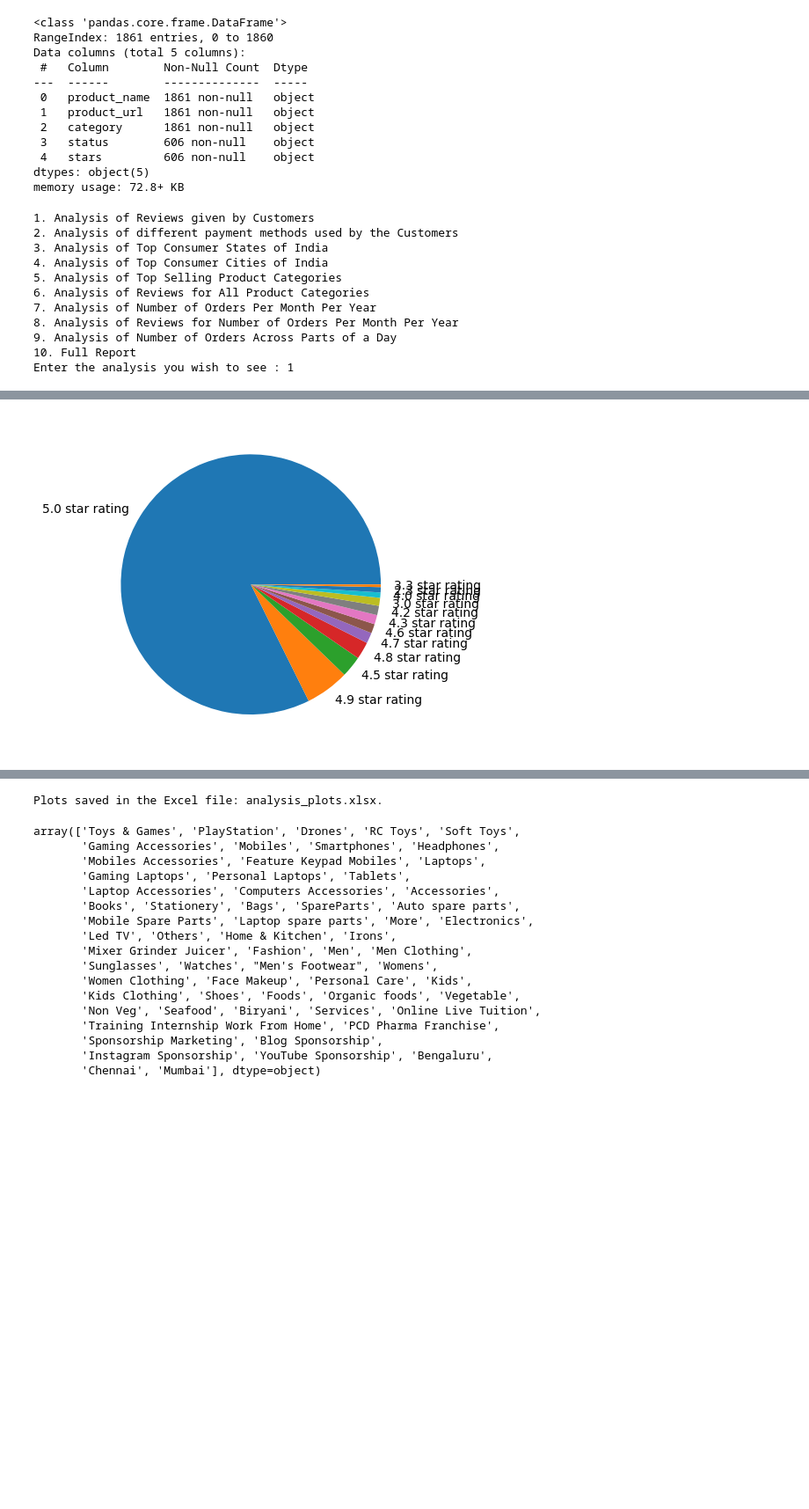
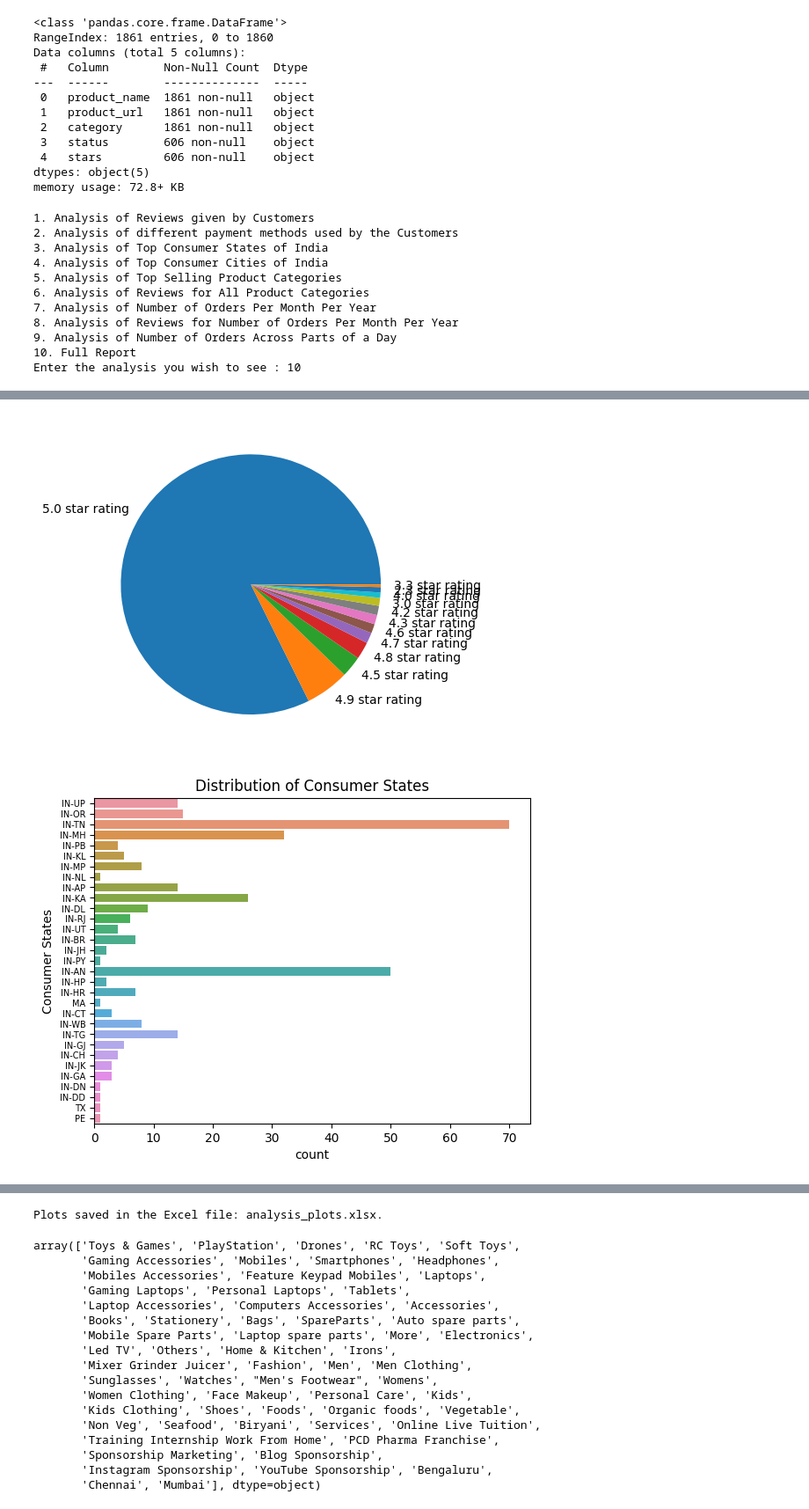
Before and after one commit to Niranjana2001/INTERNSHIP_YoShop, a Jupyter notebook: Week 2/NIRANJANA - Week 2.ipynb, the cells around one changed output, grey strips where cells are left out. Shown: that part at 88% size. Drawn from its saved outputs; the diff is of its cells as text; code cells hidden in the pictures; blank space fills up the shorter version.

```diff
--- a/Week 2/NIRANJANA - Week 2.ipynb
+++ b/Week 2/NIRANJANA - Week 2.ipynb
@@ -44,9 +44,7 @@ Data columns (total 5 columns):
 dtypes: object(5)
 memory usage: 72.8+ KB
 # %%
-import matplotlib.backends.backend_pdf as pdf
-# import pdfkit
-# import wkhtmltopdf
+# import matplotlib.backends.backend_pdf as pdf
 
 df_plots = pd.DataFrame()
 
@@ -61,6 +59,8 @@ if option=='1':
     sns.countplot(y=reviews_data['stars'])
     plt.xlabel("Ratings")
     plt.title("Distribution of various ratings given by customers")
+    plt.savefig('plot8.png')
+    df_plots['Plot'] = ['plot8.png']
     save_plot_to_pdf(plt.gcf())
     plt.show()
     plt.close()
@@ -78,7 +78,7 @@ if option == '3':
     plt.ylabel("Consumer States")
     plt.title("Distribution of Consumer States")
     save_plot_to_pdf(plt.gcf())
-    plt.savefig('plot1.png')
+    plt.savefig('plot2.png')
     df_plots['Plot'] = ['plot2.png']
     plt.show()
     plt.close()
@@ -87,7 +87,7 @@ if option=='5':
     sns.countplot(y=reviews_data['category'])
     plt.yticks(fontsize=4)
     save_plot_to_pdf(plt.gcf())
-    plt.savefig('plot1.png')
+    plt.savefig('plot3.png')
     df_plots['Plot'] = ['plot3.png']
     plt.show()
     plt.close()
@@ -119,7 +119,7 @@ if option=='6':
     plt.xlabel('Ratings')
     plt.title('Category wise ratings distribution')
     save_plot_to_pdf(plt.gcf())
-    plt.savefig('plot1.png')
+    plt.savefig('plot4.png')
     df_plots['Plot'] = ['plot4.png']
     plt.show()
     plt.close()
@@ -135,7 +135,7 @@ if option=='8':
     sns.countplot(reviews_data['status'])
     plt.title('Number of orders reviewed and not reviewed')
     save_plot_to_pdf(plt.gcf())
-    plt.savefig('plot1.png')
+    plt.savefig('plot5.png')
     df_plots['Plot'] = ['plot5.png']
     plt.show()
     plt.close()
@@ -173,14 +173,14 @@ if option=='10':
     plt.ylabel("Consumer States")
     plt.title("Distribution of Consumer States")
     save_plot_to_pdf(plt.gcf())
-    plt.savefig('plot1.png')
+    plt.savefig('plot2.png')
     df_plots['Plot'] = ['plot2.png']
     plt.show()
     plt.close()
     sns.countplot(y=reviews_data['category'])
     plt.yticks(fontsize=4)
     save_plot_to_pdf(plt.gcf())
-    plt.savefig('plot1.png')
+    plt.savefig('plot3.png')
     df_plots['Plot'] = ['plot3.png']
     plt.show()
     plt.close()
@@ -217,32 +217,33 @@ if option=='10':
     monthwiseorders('2016')
     monthwiseorders('2017')
     monthwiseorders('2018')
     monthwiseorders('2019')
     monthwiseorders('2020')
     sns.countplot(reviews_data['status'])
     plt.title('Number of orders reviewed and not reviewed')
     save_plot_to_pdf(plt.gcf())
-    plt.savefig('plot1.png')
+    plt.savefig('plot5.png')
     df_plots['Plot'] = ['plot5.png']
     plt.show()
     plt.close()
 
 excel_filename = 'analysis_plots.xlsx'
 with pd.ExcelWriter(excel_filename) as writer:
     df_plots.to_excel(writer, index=False)
 
 print(f"Plots saved in the Excel file: {excel_filename}.")
 # %% [output]
 1. Analysis of Reviews given by Customers
 2. Analysis of different payment methods used by the Customers
 3. Analysis of Top Consumer States of India
 4. Analysis of Top Consumer Cities of India
 5. Analysis of Top Selling Product Categories
 6. Analysis of Reviews for All Product Categories
 7. Analysis of Number of Orders Per Month Per Year
 8. Analysis of Reviews for Number of Orders Per Month Per Year
 9. Analysis of Number of Orders Across Parts of a Day
 10. Full Report
-Enter the analysis you wish to see : 1
+Enter the analysis you wish to see : 10
 [figure]
 [figure]
+[figure, added]
```
Also changed, not shown: parts of 7 cells of this notebook, 12 other files.
